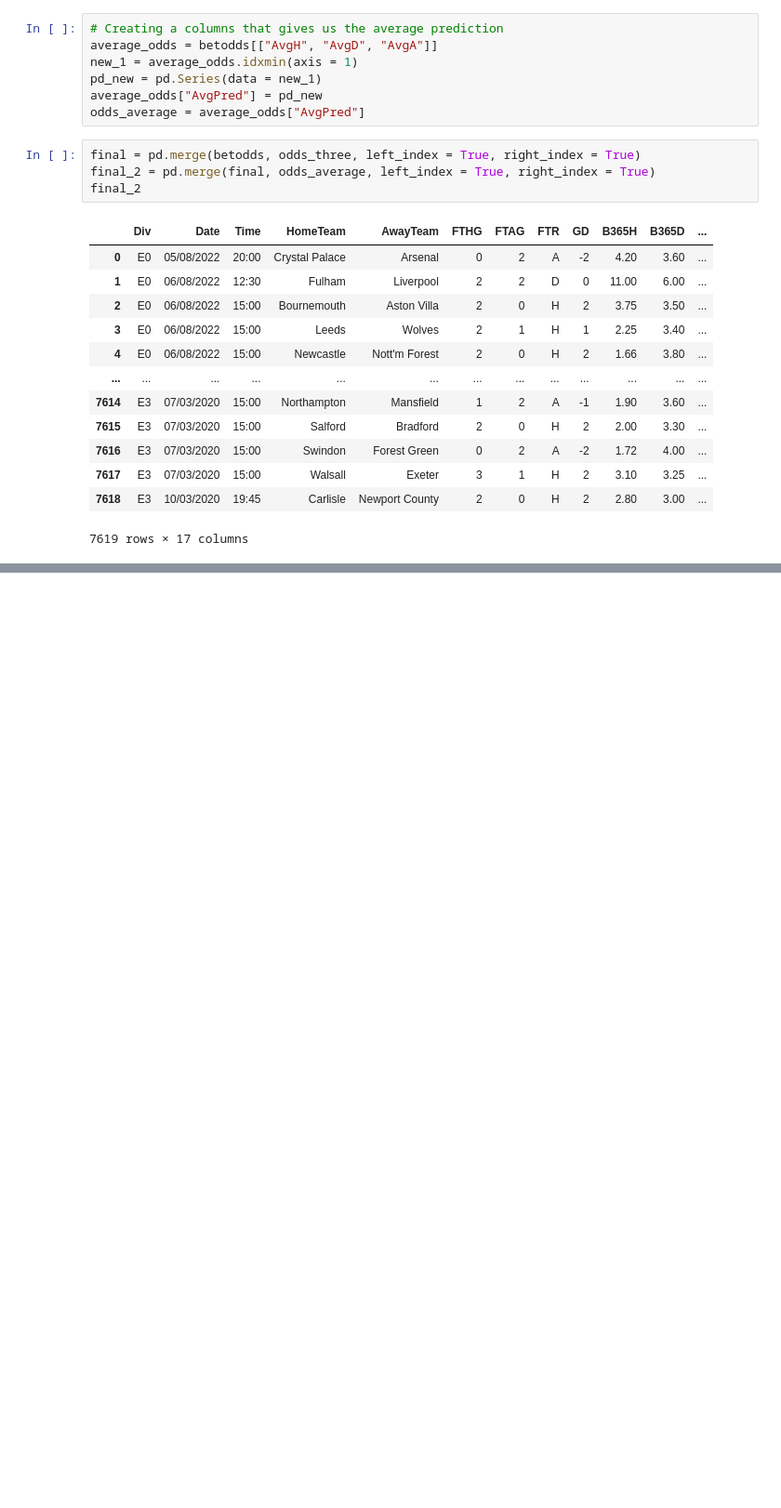
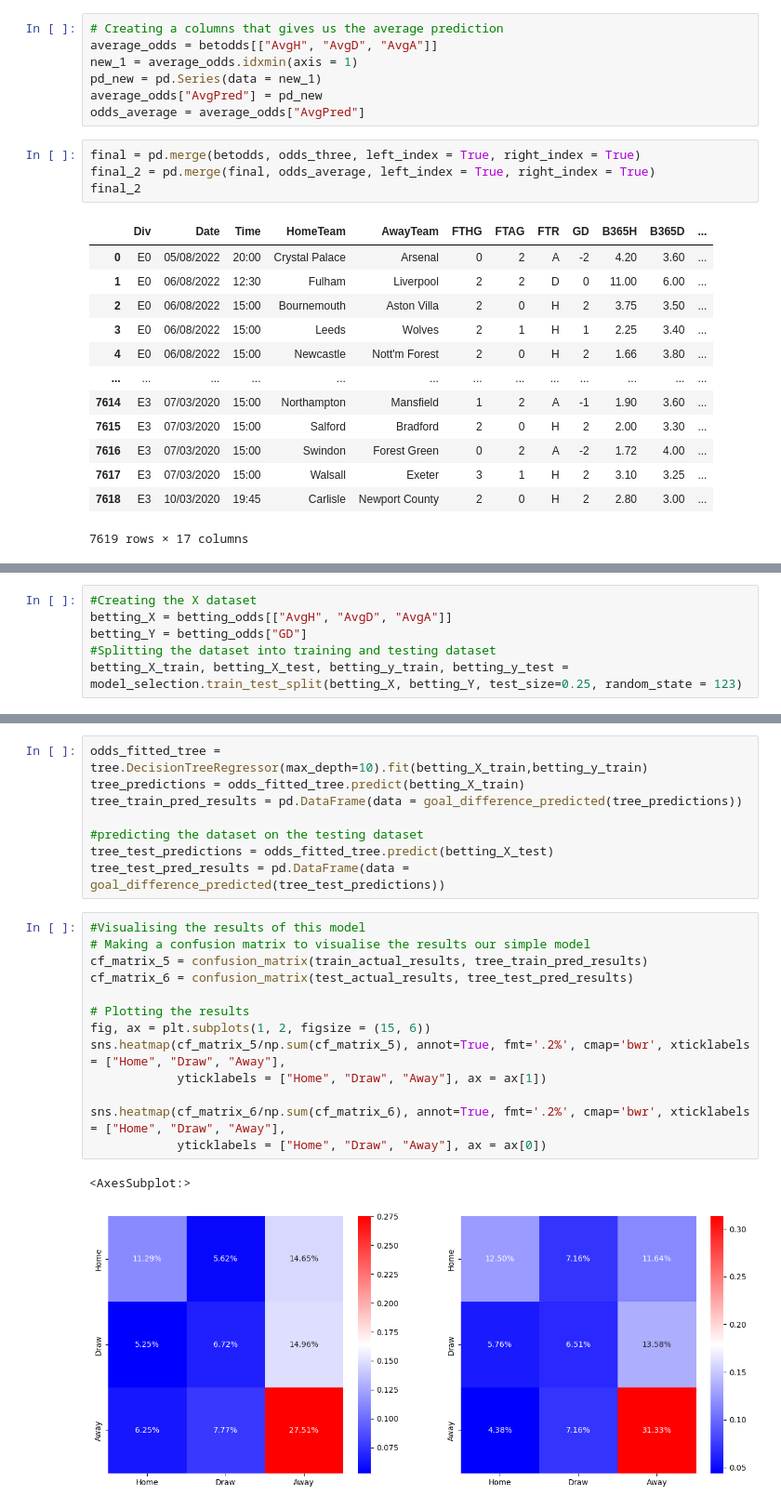
Before and after one commit to apramm/EnglishPremierLeague-BettingOddsModel, a Jupyter notebook: 323-project-Copy1.ipynb, the cells around one changed output, grey strips where cells are left out. Shown at 93% size. Cells and saved outputs as stored; diff of their text form; blank space fills up the shorter version.

```diff
--- a/323-project-Copy1.ipynb
+++ b/323-project-Copy1.ipynb
@@ -246,0 +312,6 @@ final_2.head()
+# %%
+#Creating the X dataset
+betting_X = betting_odds[["AvgH", "AvgD", "AvgA"]]
+betting_Y = betting_odds["GD"]
+#Splitting the dataset into training and testing dataset
+betting_X_train, betting_X_test, betting_y_train, betting_y_test = model_selection.train_test_split(betting_X, betting_Y, test_size=0.25, random_state = 123)
@@ -246,0 +417,24 @@ final_2.head()
+# %%
+odds_fitted_tree = tree.DecisionTreeRegressor(max_depth=10).fit(betting_X_train,betting_y_train)
+tree_predictions = odds_fitted_tree.predict(betting_X_train)
+tree_train_pred_results = pd.DataFrame(data = goal_difference_predicted(tree_predictions))
+
+#predicting the dataset on the testing dataset
+tree_test_predictions = odds_fitted_tree.predict(betting_X_test)
+tree_test_pred_results = pd.DataFrame(data = goal_difference_predicted(tree_test_predictions))
+# %%
+#Visualising the results of this model
+# Making a confusion matrix to visualise the results our simple model
+cf_matrix_5 = confusion_matrix(train_actual_results, tree_train_pred_results)
+cf_matrix_6 = confusion_matrix(test_actual_results, tree_test_pred_results)
+
+# Plotting the results
+fig, ax = plt.subplots(1, 2, figsize = (15, 6))
+sns.heatmap(cf_matrix_5/np.sum(cf_matrix_5), annot=True, fmt='.2%', cmap='bwr', xticklabels = ["Home", "Draw", "Away"],
+            yticklabels = ["Home", "Draw", "Away"], ax = ax[1])
+
+sns.heatmap(cf_matrix_6/np.sum(cf_matrix_6), annot=True, fmt='.2%', cmap='bwr', xticklabels = ["Home", "Draw", "Away"],
+            yticklabels = ["Home", "Draw", "Away"], ax = ax[0])
+# %% [output]
+<AxesSubplot:>
+[figure, added]
```
Also changed, not shown: parts of 24 cells of this notebook.
